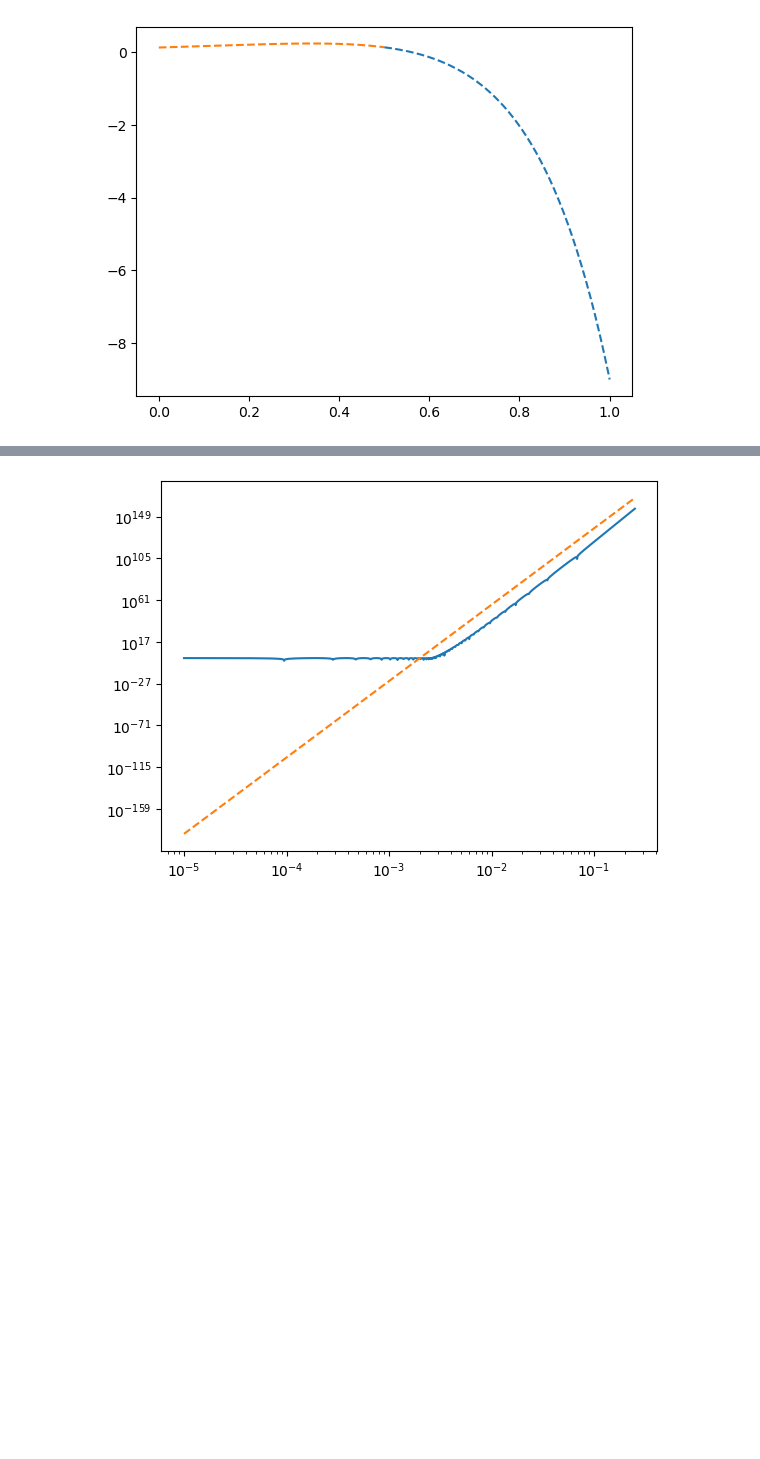
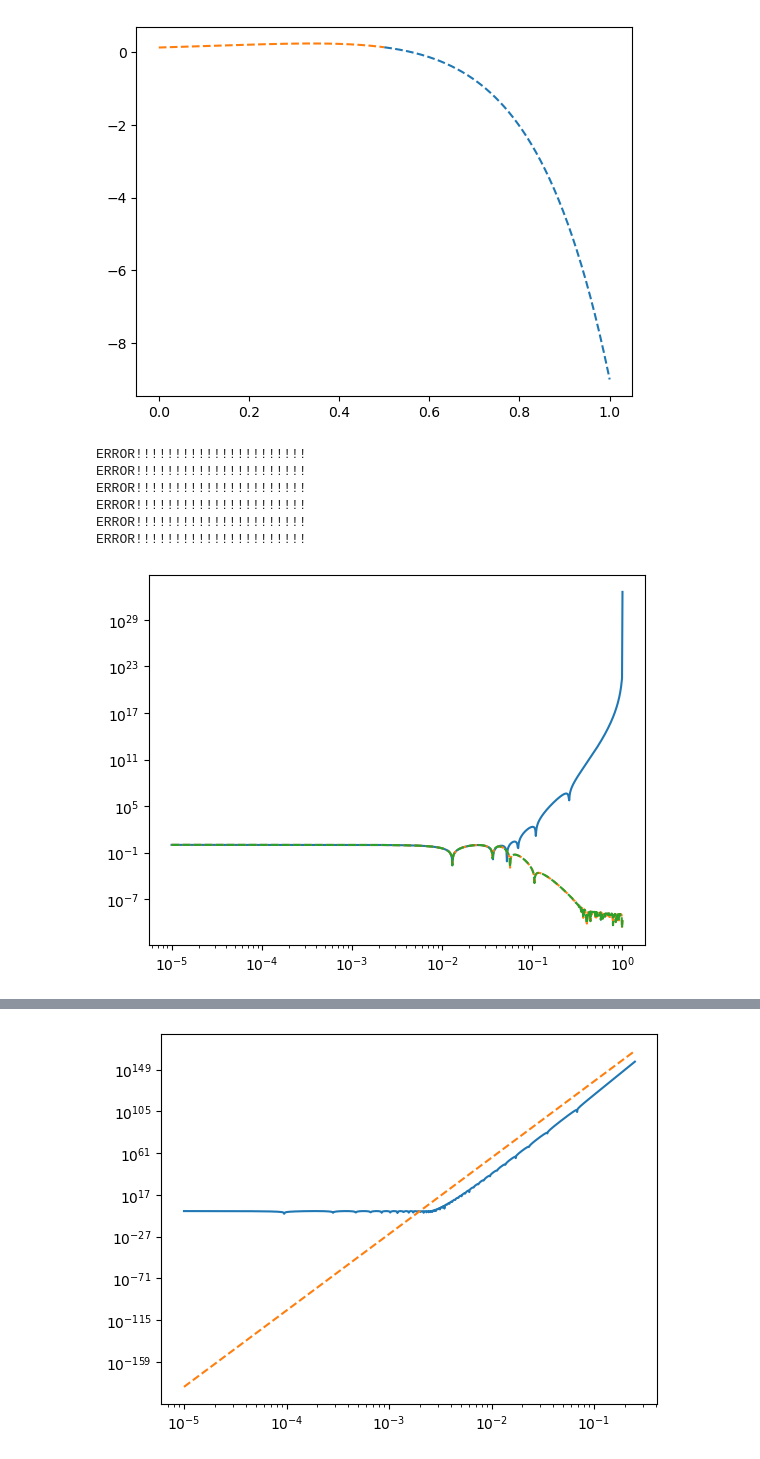
Before and after one commit to znasipak/hbl-teukolsky, a Jupyter notebook: scratch.ipynb, the cells around one changed output, grey strips where cells are left out. Cells and saved outputs as stored; diff of their text form; code cells hidden in the pictures; blank space fills up the shorter version.

```diff
--- a/scratch.ipynb
+++ b/scratch.ipynb
@@ -130,8 +130,8 @@ teuksolver3 = collocode.CollocationODEMultiDomainFixedStepSolver(n=128, chtype=1
 teuksolver4 = collocode.CollocationODEFixedStepSolver(n=1999, chtype=1)
 # %%
 s = -2
-a = 0.9
-l = 80
+a = 0.1
+l = 10
 m = 2
 omega = m*0.11235955
 lam = swsh.swsh_eigenvalue(s, l, m, a*omega)
@@ -141,8 +141,25 @@ ma = m*a
 
 y0 = 1
 dy0 = -teuk.u_hbl(0, kappa, s, lam, ma, omega)*y0/teuk.q_hbl(0, kappa, s, ma, omega)
-Psi = teuksolver(teuk.teuk_sys, [y0, dy0], args = (kappa, s, lam, ma, omega), domain = [0, 0.25], subdomains=64)
-Psi2 = teuksolver2(teuk.teuk_sys, [y0, dy0], args = (kappa, s, lam, ma, omega), domain = [0, 0.25], subdomains=400)
-Psi3 = teuksolver3(teuk.teuk_sys, [y0, dy0], args = (kappa, s, lam, ma, omega), domain = [0, 0.25], subdomains=24, tol = 1e-11)
-Psi4 = teuksolver2(teuk.teuk_sys, [y0, dy0], args = (kappa, s, lam, ma, omega), domain = [0, 0.25], subdomains=64)
-Psi5 = teuksolver4(teuk.teuk_sys, [y0, dy0], args = (kappa, s, lam, ma, omega), domain = [0, 0.25])
+Psi = teuksolver(teuk.teuk_sys, [y0, dy0], args = (kappa, s, lam, ma, omega), domain = [0, 1], subdomains=64)
+Psi2 = teuksolver2(teuk.teuk_sys, [y0], args = (kappa, s, lam, ma, omega), domain = [0, 0.25], subdomains=400)
+Psi3 = teuksolver3(teuk.teuk_sys, [y0, dy0], args = (kappa, s, lam, ma, omega), domain = [0, 1], subdomains=24, tol = 1e-11)
+Psi4 = teuksolver2(teuk.teuk_sys, [y0], args = (kappa, s, lam, ma, omega), domain = [0, 0.25], subdomains=64)
+Psi5 = teuksolver4(teuk.teuk_sys, [y0], args = (kappa, s, lam, ma, omega), domain = [0, 1])
+Psi6 = teuksolver4(teuk.teuk_sys, [y0, dy0], args = (kappa, s, lam, ma, omega), domain = [0, 1])
+# %% [output]
+ERROR!!!!!!!!!!!!!!!!!!!!!!
+ERROR!!!!!!!!!!!!!!!!!!!!!!
+ERROR!!!!!!!!!!!!!!!!!!!!!!
+ERROR!!!!!!!!!!!!!!!!!!!!!!
+ERROR!!!!!!!!!!!!!!!!!!!!!!
+ERROR!!!!!!!!!!!!!!!!!!!!!!
+# %%
+sigmas = np.logspace(np.log10(1e-5), np.log10(1), 1000)
+plt.plot(sigmas, np.abs(Psi3(sigmas).real))
+plt.plot(sigmas, np.abs(Psi5(sigmas).real), '--')
+plt.plot(sigmas, np.abs(Psi6(sigmas).real), '--')
+plt.yscale('log')
+plt.xscale('log')
+# %% [output]
+[figure, added]
```
Also changed, not shown: parts of 43 cells of this notebook, 10 other files.
